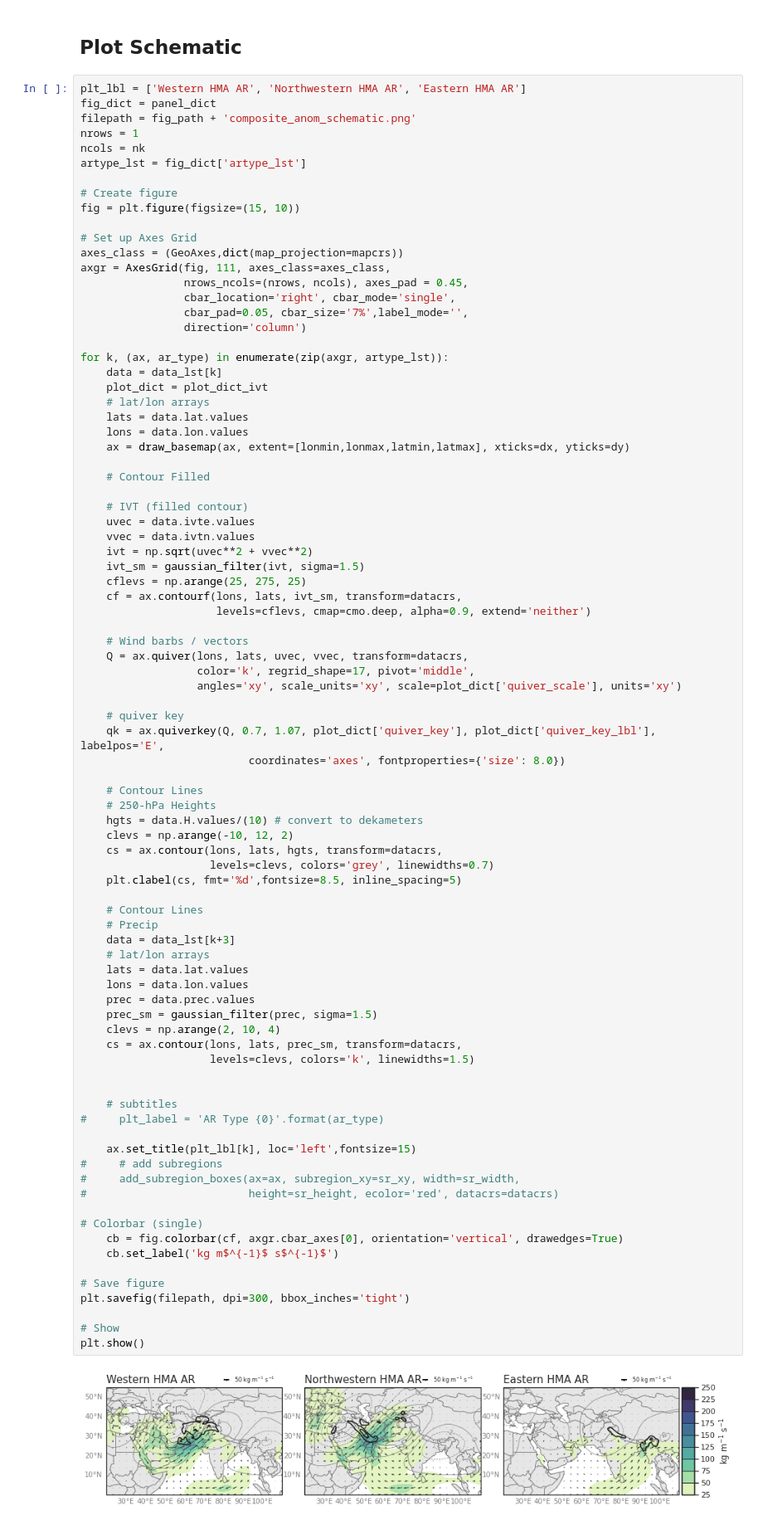
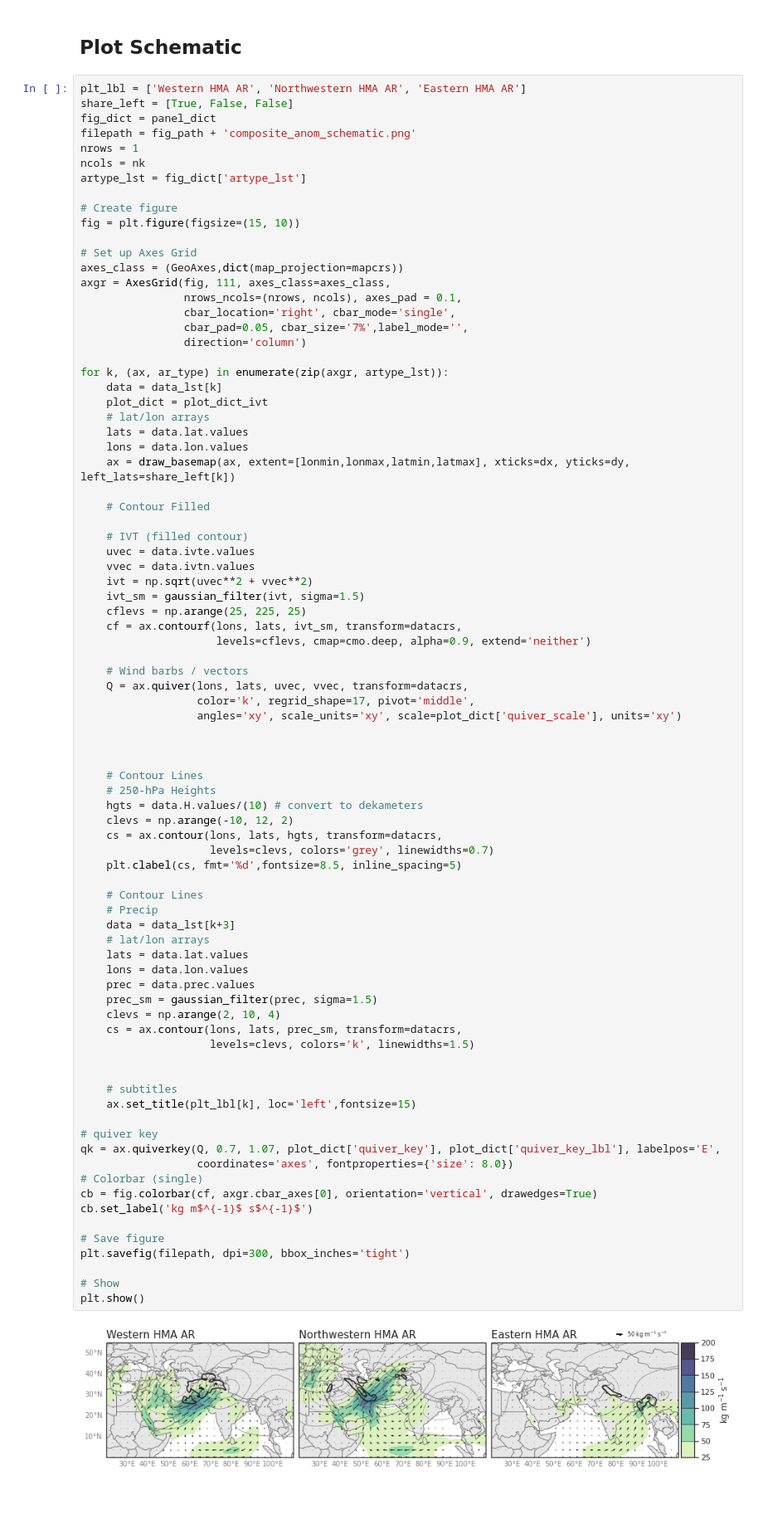
Before and after one commit to dlnash/AR_types, a Jupyter notebook: analysis/fig8_S5_S6_composites_anomalies_all_vars.ipynb, the cells around one changed output. Shown at 83% size. Saved outputs shown, nothing was run; the diff lists cells and outputs as text; blank space fills up the shorter version.

```diff
--- a/analysis/fig8_S5_S6_composites_anomalies_all_vars.ipynb
+++ b/analysis/fig8_S5_S6_composites_anomalies_all_vars.ipynb
@@ -510,6 +510,7 @@ plt.show()
 ## Plot Schematic
 # %%
 plt_lbl = ['Western HMA AR', 'Northwestern HMA AR', 'Eastern HMA AR']
+share_left = [True, False, False]
 fig_dict = panel_dict
 filepath = fig_path + 'composite_anom_schematic.png'
 nrows = 1
@@ -522,7 +523,7 @@ fig = plt.figure(figsize=(15, 10))
 # Set up Axes Grid
 axes_class = (GeoAxes,dict(map_projection=mapcrs))
 axgr = AxesGrid(fig, 111, axes_class=axes_class,
-                nrows_ncols=(nrows, ncols), axes_pad = 0.45,
+                nrows_ncols=(nrows, ncols), axes_pad = 0.1,
                 cbar_location='right', cbar_mode='single',
                 cbar_pad=0.05, cbar_size='7%',label_mode='',
                 direction='column')
@@ -533,7 +534,7 @@ for k, (ax, ar_type) in enumerate(zip(axgr, artype_lst)):
     # lat/lon arrays
     lats = data.lat.values
     lons = data.lon.values
-    ax = draw_basemap(ax, extent=[lonmin,lonmax,latmin,latmax], xticks=dx, yticks=dy)
+    ax = draw_basemap(ax, extent=[lonmin,lonmax,latmin,latmax], xticks=dx, yticks=dy, left_lats=share_left[k])
 
     # Contour Filled
 
@@ -542,7 +543,7 @@ for k, (ax, ar_type) in enumerate(zip(axgr, artype_lst)):
     vvec = data.ivtn.values
     ivt = np.sqrt(uvec**2 + vvec**2)
     ivt_sm = gaussian_filter(ivt, sigma=1.5)
-    cflevs = np.arange(25, 275, 25)
+    cflevs = np.arange(25, 225, 25)
     cf = ax.contourf(lons, lats, ivt_sm, transform=datacrs,
                      levels=cflevs, cmap=cmo.deep, alpha=0.9, extend='neither')
 
@@ -551,47 +552,43 @@ for k, (ax, ar_type) in enumerate(zip(axgr, artype_lst)):
                   color='k', regrid_shape=17, pivot='middle',
                   angles='xy', scale_units='xy', scale=plot_dict['quiver_scale'], units='xy')
 
-    # quiver key
-    qk = ax.quiverkey(Q, 0.7, 1.07, plot_dict['quiver_key'], plot_dict['quiver_key_lbl'], labelpos='E',
-                          coordinates='axes', fontproperties={'size': 8.0})
+
 
     # Contour Lines
     # 250-hPa Heights
     hgts = data.H.values/(10) # convert to dekameters
     clevs = np.arange(-10, 12, 2)
     cs = ax.contour(lons, lats, hgts, transform=datacrs,
                     levels=clevs, colors='grey', linewidths=0.7)
     plt.clabel(cs, fmt='%d',fontsize=8.5, inline_spacing=5)
 
     # Contour Lines
     # Precip
     data = data_lst[k+3]
     # lat/lon arrays
     lats = data.lat.values
     lons = data.lon.values
     prec = data.prec.values
     prec_sm = gaussian_filter(prec, sigma=1.5)
     clevs = np.arange(2, 10, 4)
     cs = ax.contour(lons, lats, prec_sm, transform=datacrs,
                     levels=clevs, colors='k', linewidths=1.5)
 
 
     # subtitles
-#     plt_label = 'AR Type {0}'.format(ar_type)
+    ax.set_title(plt_lbl[k], loc='left',fontsize=15)
 
-    ax.set_title(plt_lbl[k], loc='left',fontsize=15)
-#     # add subregions
-#     add_subregion_boxes(ax=ax, subregion_xy=sr_xy, width=sr_width,
-#                         height=sr_height, ecolor='red', datacrs=datacrs)
-
+# quiver key
+qk = ax.quiverkey(Q, 0.7, 1.07, plot_dict['quiver_key'], plot_dict['quiver_key_lbl'], labelpos='E',
+                  coordinates='axes', fontproperties={'size': 8.0})
 # Colorbar (single)
-    cb = fig.colorbar(cf, axgr.cbar_axes[0], orientation='vertical', drawedges=True)
-    cb.set_label('kg m$^{-1}$ s$^{-1}$')
+cb = fig.colorbar(cf, axgr.cbar_axes[0], orientation='vertical', drawedges=True)
+cb.set_label('kg m$^{-1}$ s$^{-1}$')
 
 # Save figure
 plt.savefig(filepath, dpi=300, bbox_inches='tight')
 
 # Show
 plt.show()
 # %% [output]
-[figure, old version]
+[figure, new version]
```
Also changed, not shown: parts of 1 cell of this notebook, 15 other files.
